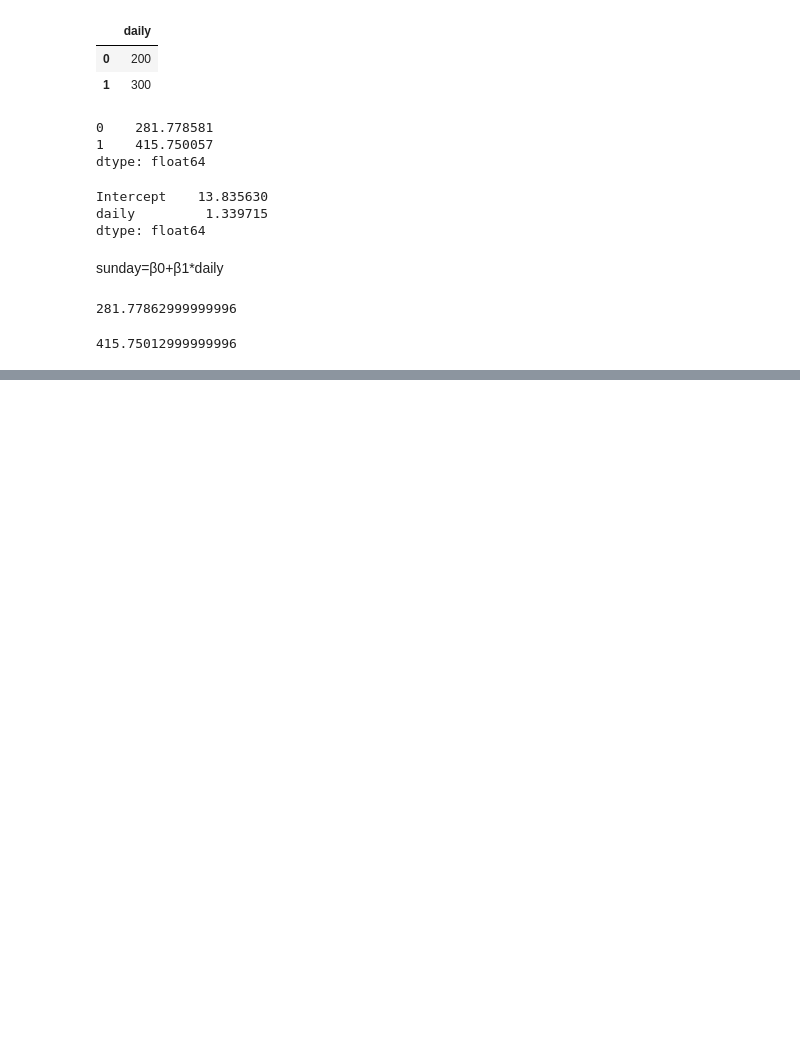
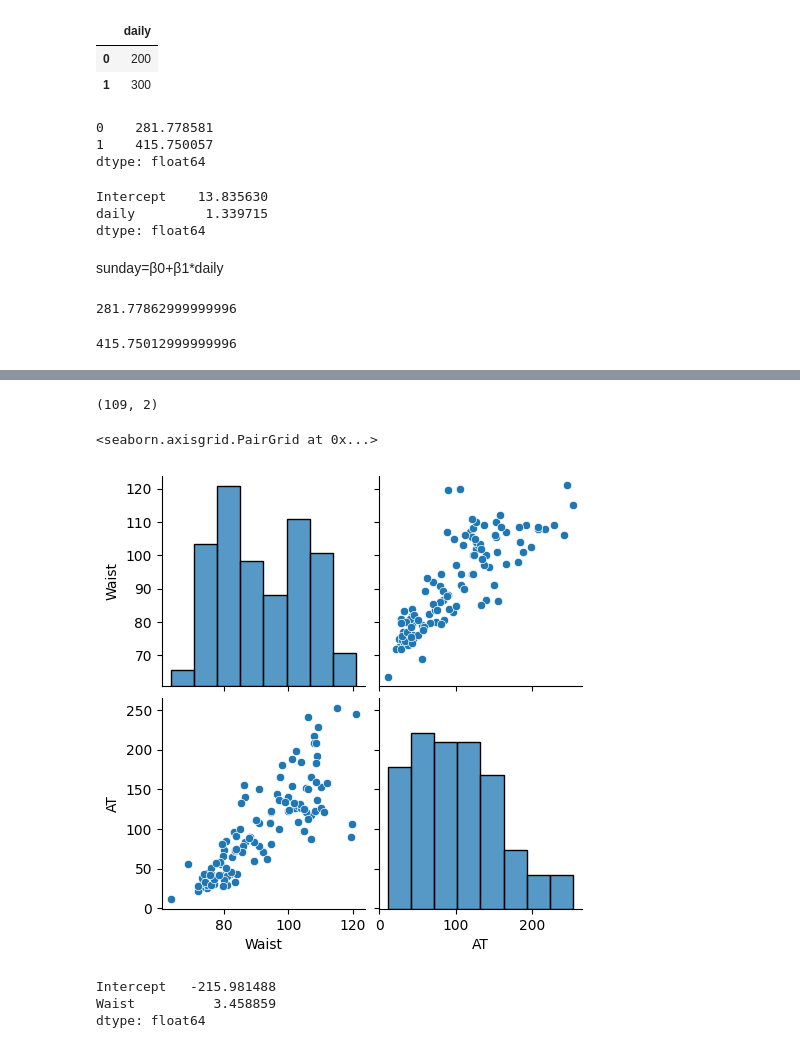
Before and after one commit to venkateshblks/DataScience-practice, a Jupyter notebook: simple&multi-linear-regression/simple_linear_regression.ipynb, the cells around one changed output, grey strips where cells are left out. Saved outputs shown, nothing was run; the diff lists cells and outputs as text; code cells hidden in the pictures; blank space fills up the shorter version.

```diff
--- a/simple&multi-linear-regression/simple_linear_regression.ipynb
+++ b/simple&multi-linear-regression/simple_linear_regression.ipynb
@@ -113,3 +113,6 @@ sunday=β0+β1*daily
 13.835630+300*1.339715
 # %% [output]
 415.75012999999996
+# %%
+wc=pd.read_csv('wc-at.csv')
+wc.head()
@@ -115,0 +126,9 @@ sunday=β0+β1*daily
+# %%
+wc.shape
+# %% [output]
+(109, 2)
+# %%
+sns.pairplot(wc)
+# %% [output]
+<seaborn.axisgrid.PairGrid at 0x...>
+[figure, added]
@@ -115,0 +138,6 @@ sunday=β0+β1*daily
+# %%
+m.params
+# %% [output]
+Intercept   -215.981488
+Waist          3.458859
+dtype: float64
```
Also changed, not shown: parts of 6 cells of this notebook.
